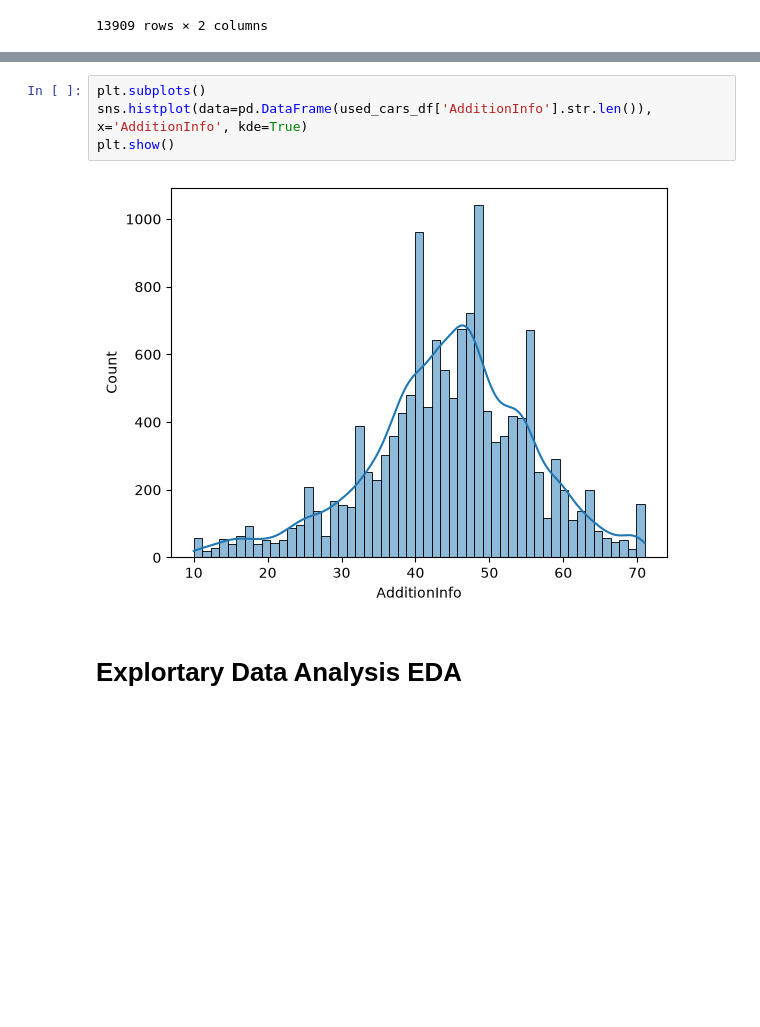
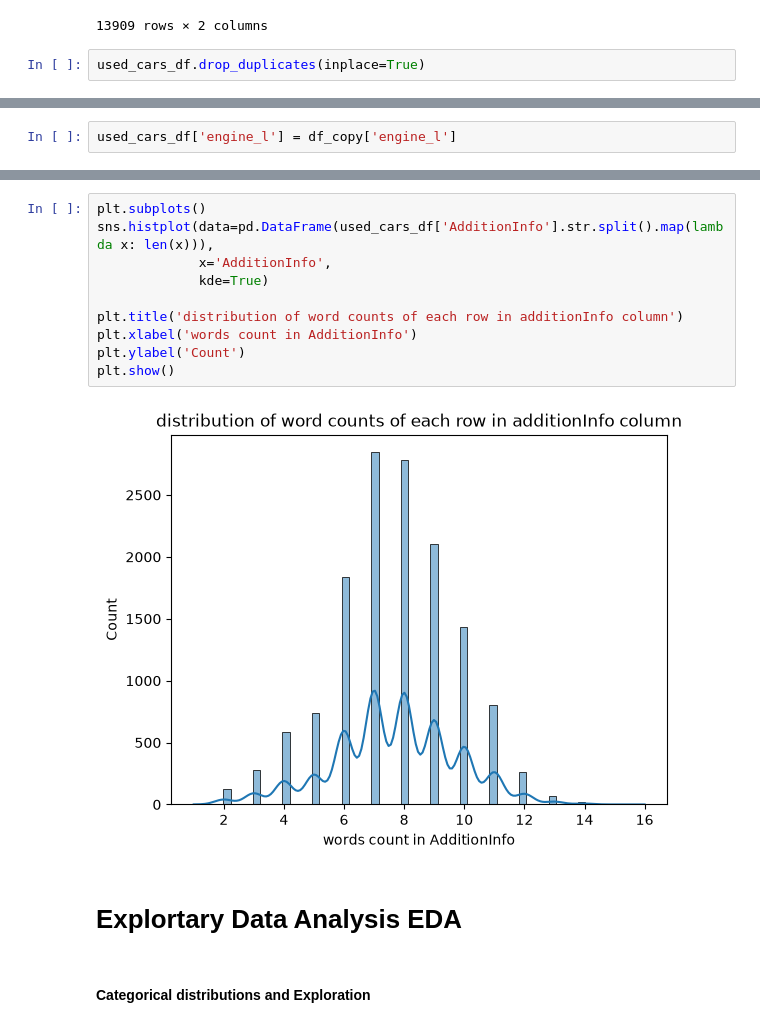
Before and after one commit to abdo1rahman/DEPI_grad_project, a Jupyter notebook: mini_project/used_cars/notebooks/EDA.ipynb, the cells around one changed output, grey strips where cells are left out. Drawn from its saved outputs; the diff is of its cells as text; blank space fills up the shorter version.

Commit message:
Finished new categorical distribution explorations

```diff
--- a/mini_project/used_cars/notebooks/EDA.ipynb
+++ b/mini_project/used_cars/notebooks/EDA.ipynb
@@ -162,6 +166,8 @@ used_cars_df[['kmDriven', 'AskPrice']]
 | 14991 | 62000.0 | 380000.0 |
 | 14992 | 18000.0 | 450000.0 |
 13909 rows × 2 columns
+# %%
+used_cars_df.drop_duplicates(inplace=True)
 # %%
 used_cars_df.info()
 # %% [output]
@@ -255,3 +371,5 @@ cng_in_text      0.000000
 is_top           0.000000
 well_kept        0.000000
 dtype: float64
+# %%
+used_cars_df['engine_l'] = df_copy['engine_l']
@@ -258,8 +394,16 @@ dtype: float64
 # %%
 plt.subplots()
-sns.histplot(data=pd.DataFrame(used_cars_df['AdditionInfo'].str.len()), x='AdditionInfo', kde=True)
+sns.histplot(data=pd.DataFrame(used_cars_df['AdditionInfo'].str.split().map(lambda x: len(x))),
+             x='AdditionInfo',
+             kde=True)
+
+plt.title('distribution of word counts of each row in additionInfo column')
+plt.xlabel('words count in AdditionInfo')
+plt.ylabel('Count')
 plt.show()
 # %% [output]
-[figure, old version]
+[figure, new version]
 # %% [markdown]
 # Explortary Data Analysis **EDA**
+# %% [markdown]
+#### Categorical distributions and Exploration
```
Also changed, not shown: parts of 21 cells of this notebook.
